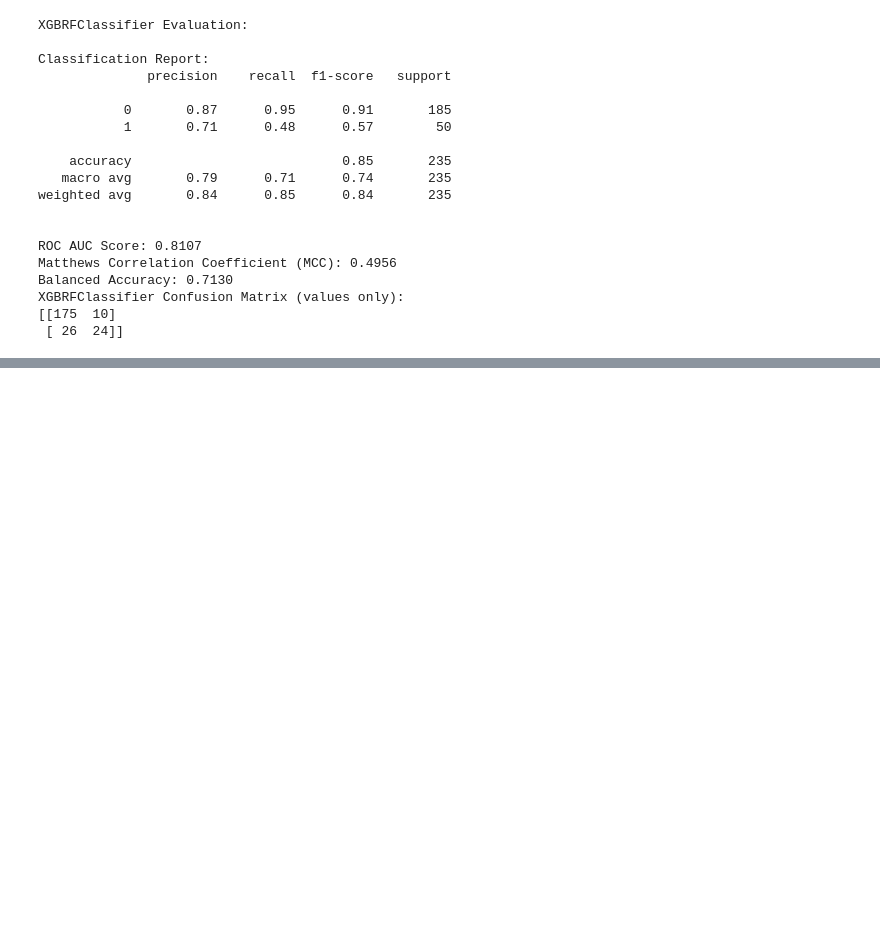
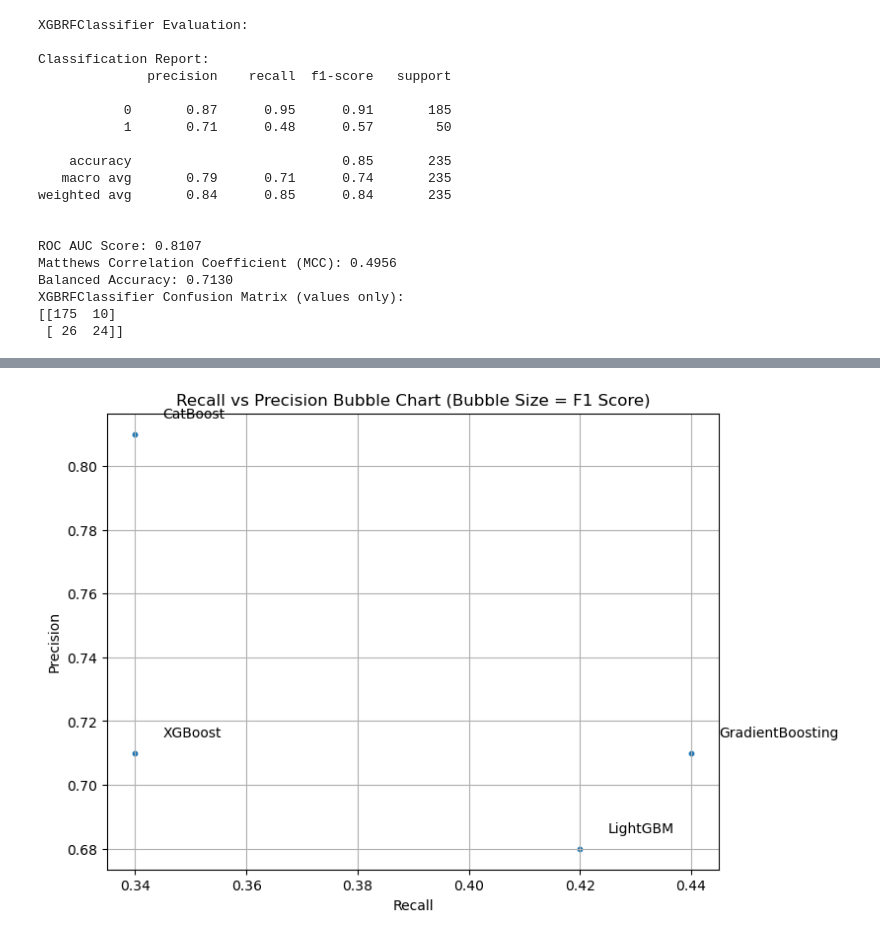
Before and after one commit to MAP9900/Convoy-Predictor-Project, a Jupyter notebook: notebooks/exploration/Algorithm_Test_2.ipynb, the cells around one changed output, grey strips where cells are left out. Drawn from its saved outputs; the diff is of its cells as text; code cells hidden in the pictures; blank space fills up the shorter version.

```diff
--- a/notebooks/exploration/Algorithm_Test_2.ipynb
+++ b/notebooks/exploration/Algorithm_Test_2.ipynb
@@ -318,0 +392,26 @@ XGBRFClassifier Confusion Matrix (values only):
+# %%
+#Plot to Visualize Boost Models (TODO: CLEAN UP)
+
+models = [
+    "GradientBoosting",
+    "XGBoost",
+    "LightGBM",
+    "CatBoost"]
+recall = [0.44, 0.34, 0.42, 0.34]
+precision = [0.71, 0.71, 0.68, 0.81]
+f1 = [0.54, 0.46, 0.52, 0.48]
+#Bubble sizes (scale F1 for visibility)
+sizes = [f * 1000 for f in f1]
+#Plot
+plt.figure(figsize=(8, 6))
+plt.scatter(recall, precision, s=10)
+#Labels for each point
+for i, model in enumerate(models):
+    plt.text(recall[i] + 0.005, precision[i] + 0.005, model)
+plt.xlabel("Recall")
+plt.ylabel("Precision")
+plt.title("Recall vs Precision Bubble Chart (Bubble Size = F1 Score)")
+plt.grid(True)
+plt.show()
+# %% [output]
+[figure, added]
```
Also changed, not shown: parts of 5 cells of this notebook, 5 other files.
